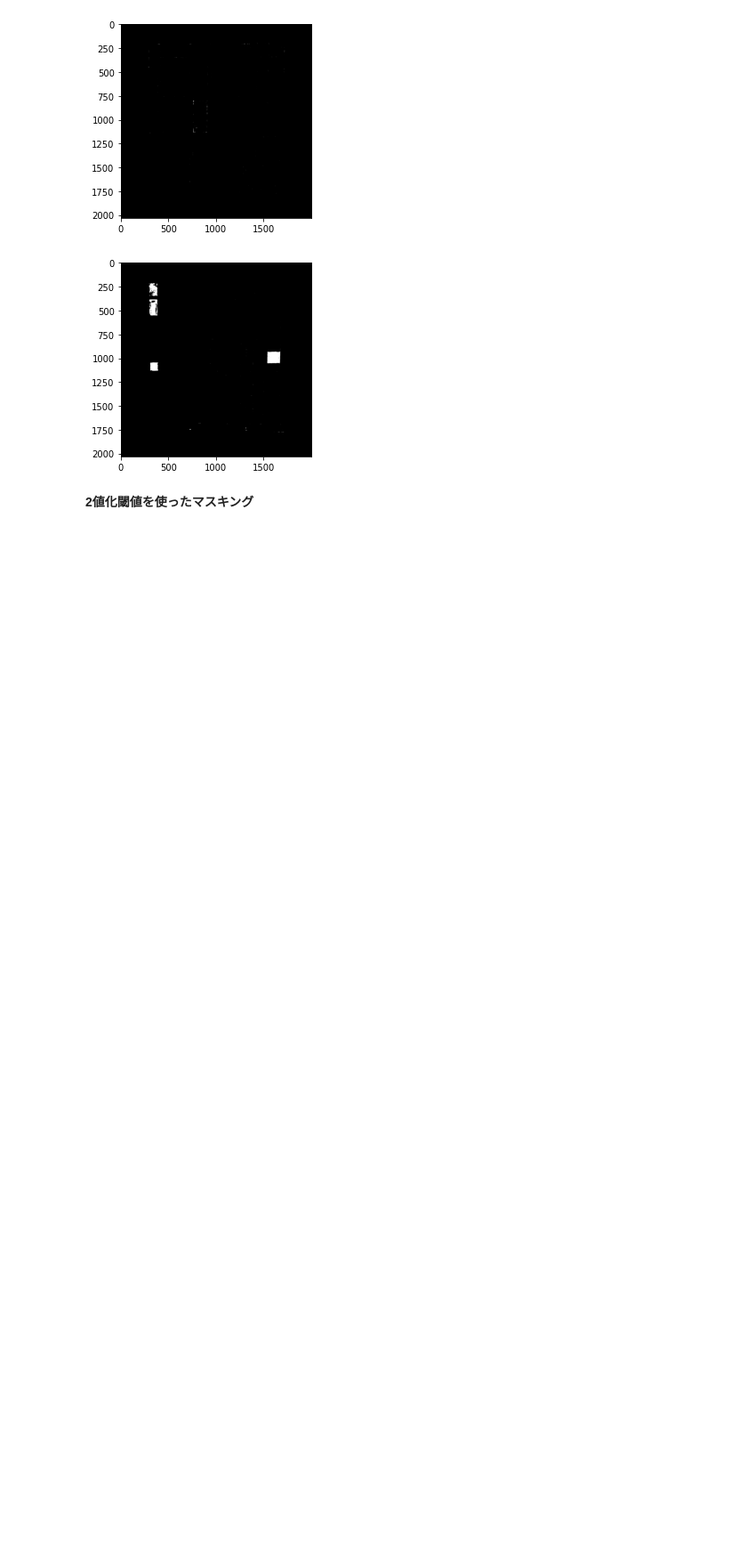
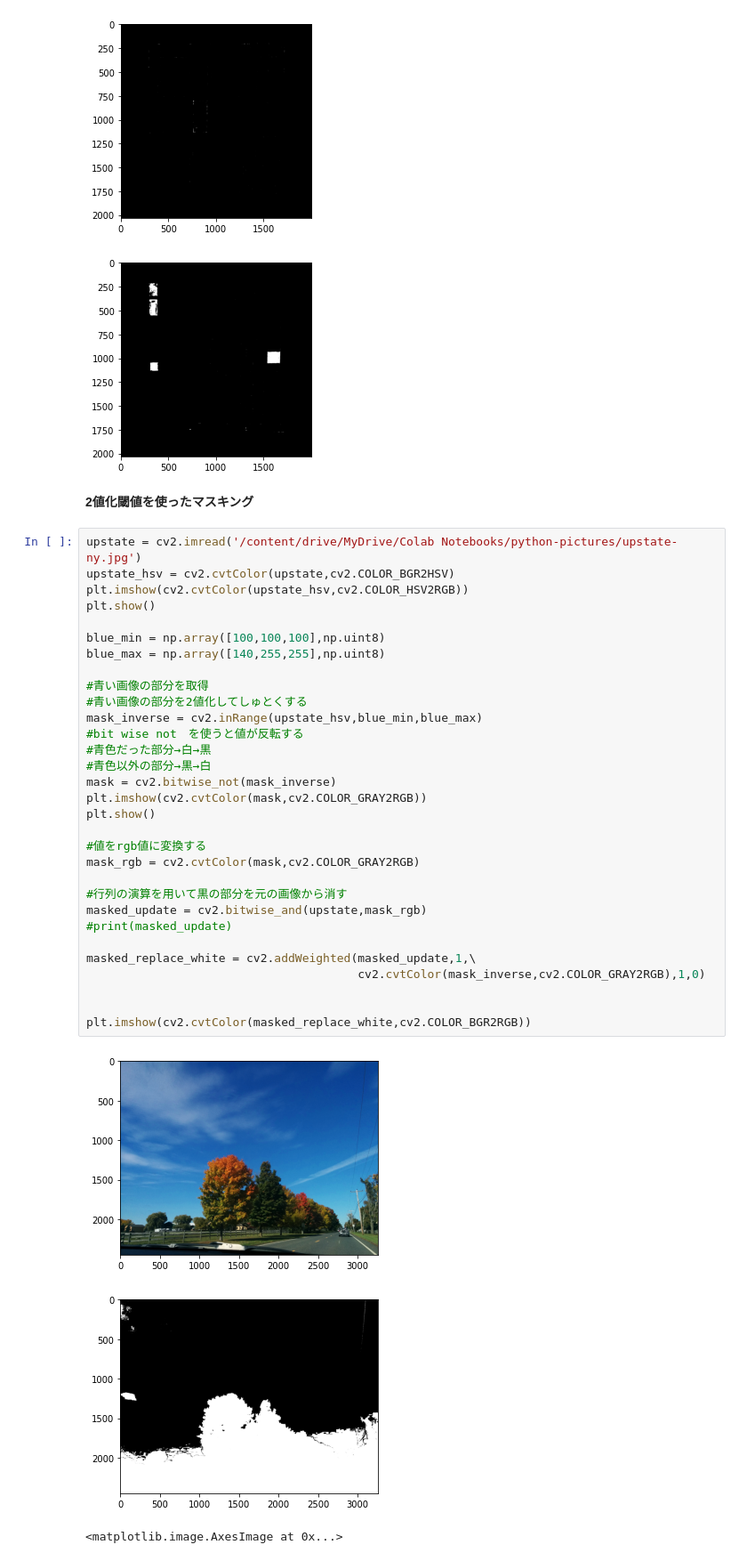
Before and after one commit to orca-code/hello-colabratory, a Jupyter notebook: hello_colabratory.ipynb, the cells around one changed output. Shown at 89% size. Drawn from its saved outputs; the diff is of its cells as text; blank space fills up the shorter version.

Commit message:
Colaboratory を使用して作成しました

```diff
--- a/hello_colabratory.ipynb
+++ b/hello_colabratory.ipynb
@@ -222,3 +222,38 @@ plt.show()
 [figure]
 # %% [markdown]
 **2値化閾値を使ったマスキング**
+# %%
+upstate = cv2.imread('/content/drive/MyDrive/Colab Notebooks/python-pictures/upstate-ny.jpg')
+upstate_hsv = cv2.cvtColor(upstate,cv2.COLOR_BGR2HSV)
+plt.imshow(cv2.cvtColor(upstate_hsv,cv2.COLOR_HSV2RGB))
+plt.show()
+
+blue_min = np.array([100,100,100],np.uint8)
+blue_max = np.array([140,255,255],np.uint8)
+
+#青い画像の部分を取得
+#青い画像の部分を2値化してしゅとくする
+mask_inverse = cv2.inRange(upstate_hsv,blue_min,blue_max)
+#bit wise not　を使うと値が反転する
+#青色だった部分→白→黒
+#青色以外の部分→黒→白
+mask = cv2.bitwise_not(mask_inverse)
+plt.imshow(cv2.cvtColor(mask,cv2.COLOR_GRAY2RGB))
+plt.show()
+
+#値をrgb値に変換する
+mask_rgb = cv2.cvtColor(mask,cv2.COLOR_GRAY2RGB)
+
+#行列の演算を用いて黒の部分を元の画像から消す
+masked_update = cv2.bitwise_and(upstate,mask_rgb)
+#print(masked_update)
+
+masked_replace_white = cv2.addWeighted(masked_update,1,\
+                                       cv2.cvtColor(mask_inverse,cv2.COLOR_GRAY2RGB),1,0)
+
+
+plt.imshow(cv2.cvtColor(masked_replace_white,cv2.COLOR_BGR2RGB))
+# %% [output]
+[figure, added]
+[figure, added]
+<matplotlib.image.AxesImage at 0x...>
```
Also changed, not shown: parts of 2 cells of this notebook.
